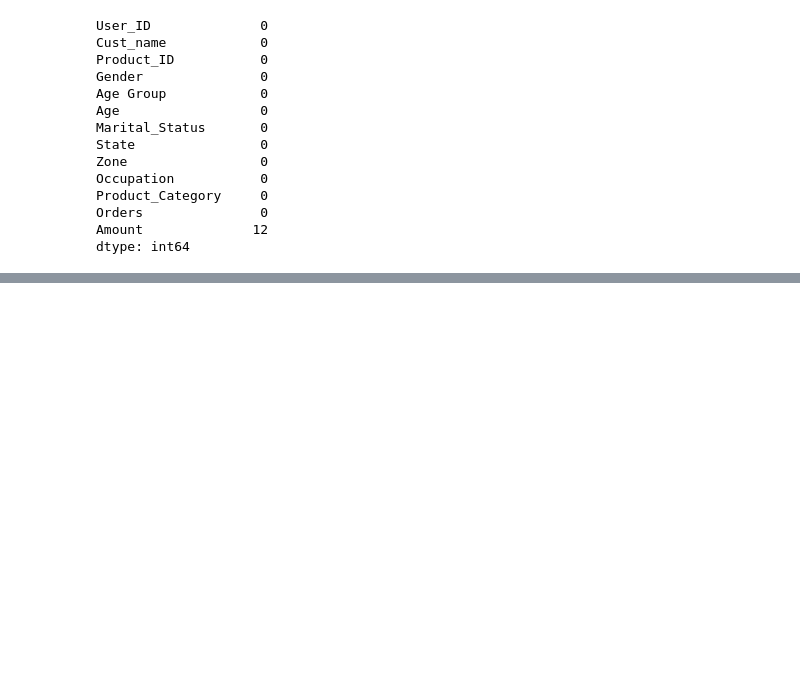
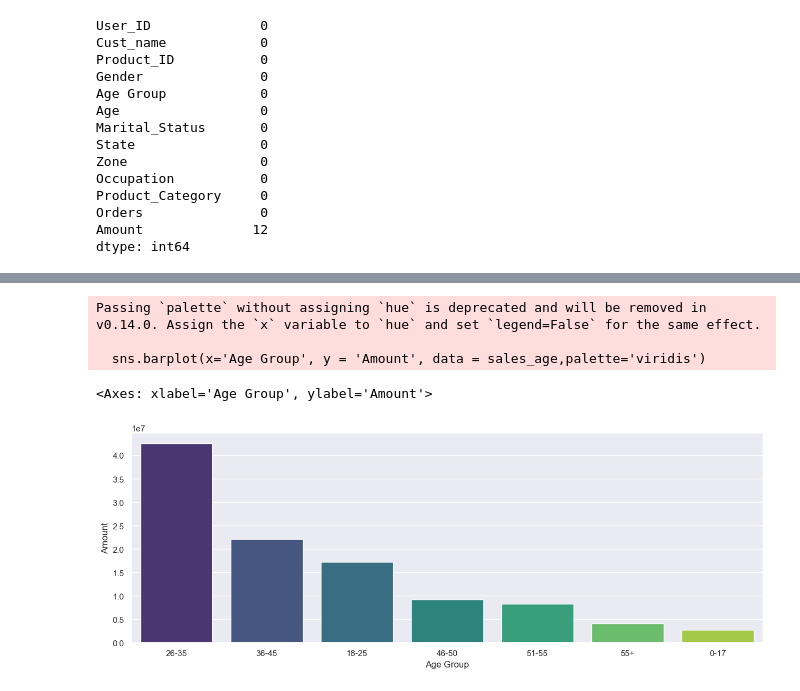
Before and after one commit to Nowshin1009/Data-Analysis-with-python, a Jupyter notebook: Diwali sell analysis/diwali_sales.ipynb, the cells around one changed output, grey strips where cells are left out. Drawn from its saved outputs; the diff is of its cells as text; code cells hidden in the pictures; blank space fills up the shorter version.

```diff
--- a/Diwali sell analysis/diwali_sales.ipynb
+++ b/Diwali sell analysis/diwali_sales.ipynb
@@ -72,0 +123,11 @@ df.dropna(inplace=True)
+# %%
+#Total amount vs age group
+sales_age = df.groupby(['Age Group'], as_index= False)['Amount'].sum().sort_values(by='Amount', ascending=False)
+
+sns.barplot(x='Age Group', y = 'Amount', data = sales_age,palette='viridis')
+# %% [output]
+Passing `palette` without assigning `hue` is deprecated and will be removed in v0.14.0. Assign the `x` variable to `hue` and set `legend=False` for the same effect.
+
+  sns.barplot(x='Age Group', y = 'Amount', data = sales_age,palette='viridis')
+<Axes: xlabel='Age Group', ylabel='Amount'>
+[figure, added]
```
Also changed, not shown: parts of 13 cells of this notebook.
